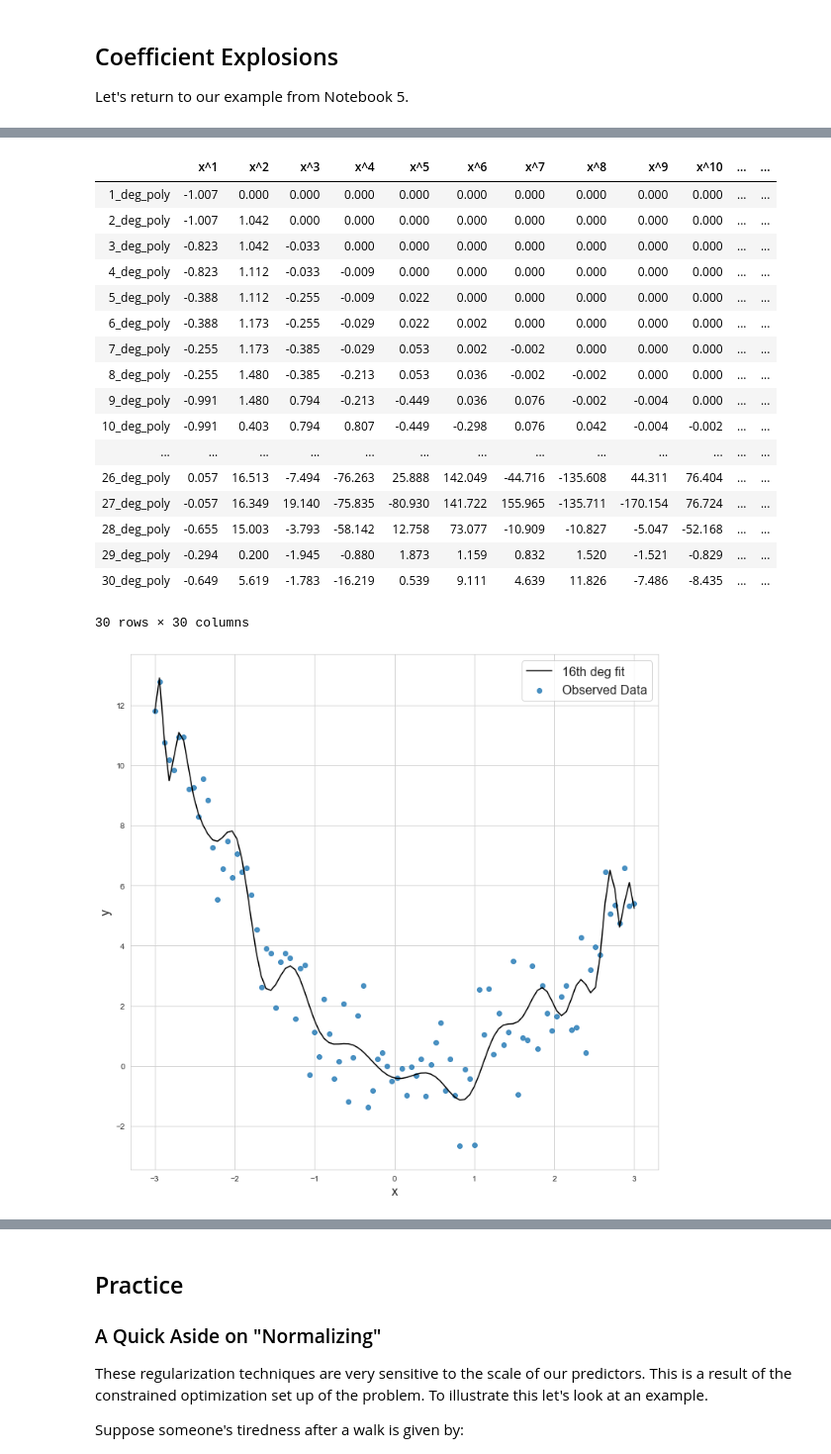
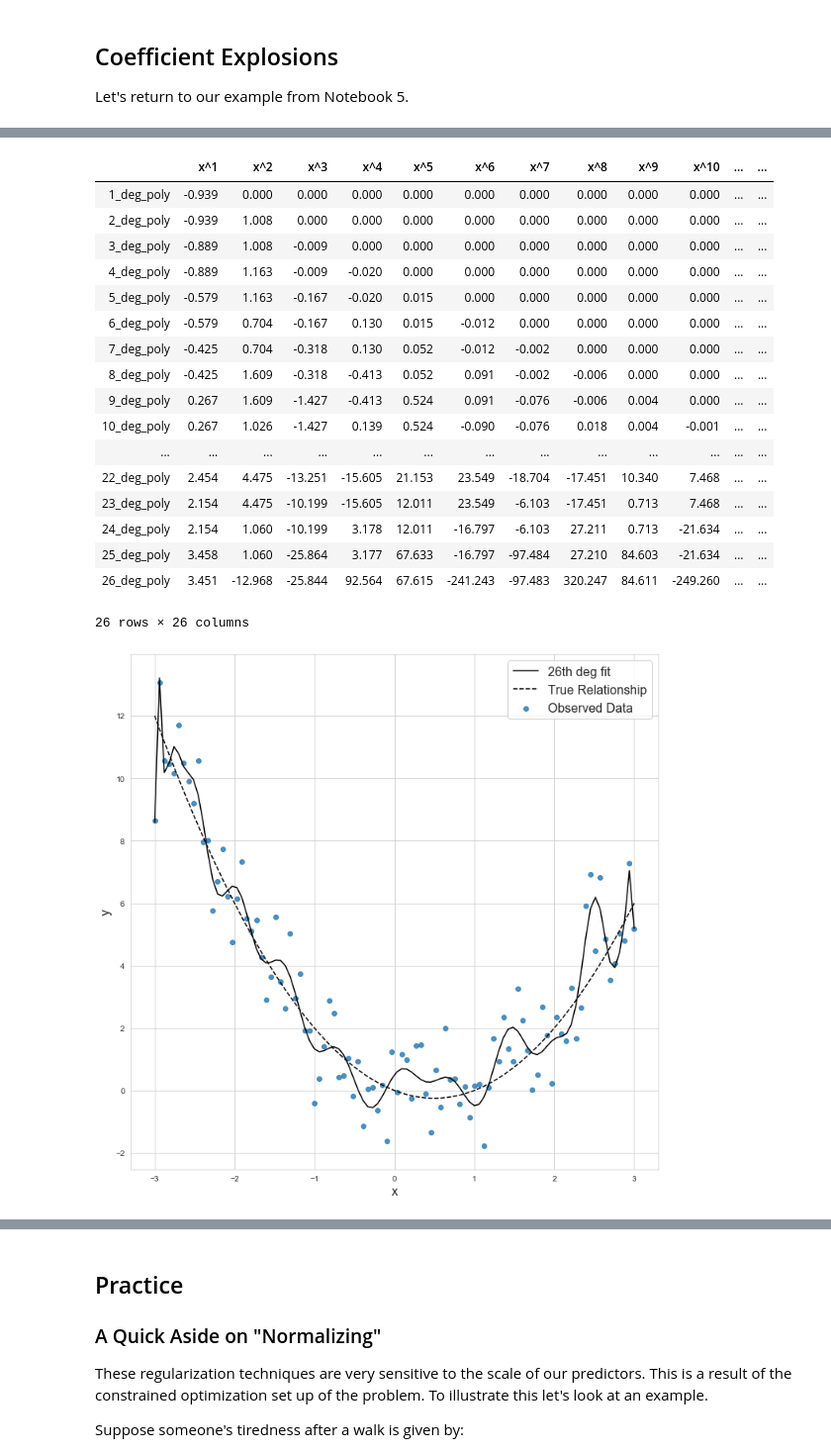
Before and after one commit to Slytherin1112/PythonCurriculum, a Jupyter notebook: Lectures/Regression/Notebook 6 - Regularization with Lasso and Ridge Regression.ipynb, the cells around one changed output, grey strips where cells are left out. Shown: that part at 99% size. Saved outputs shown, nothing was run; the diff lists cells and outputs as text; code cells hidden in the pictures.

```diff
--- a/Lectures/Regression/Notebook 6 - Regularization with Lasso and Ridge Regression.ipynb
+++ b/Lectures/Regression/Notebook 6 - Regularization with Lasso and Ridge Regression.ipynb
@@ -41,6 +56,6 @@ from sklearn.preprocessing import PolynomialFeatures
 from sklearn.pipeline import Pipeline
 from sklearn.linear_model import LinearRegression
 # %%
-n = 30
+n = 26
 coef_holder = np.zeros((n,n))
 # %%
@@ -56,47 +71,49 @@ for i in range(1,n+1):
     # store the coefficient estimates
     coef_holder[i-1,:i] = np.round(pipe['reg'].coef_,3)
 # %%
-# Display the estimates as a dataframe
+# Display the coefficient estimates as a dataframe
 pd.DataFrame(coef_holder,
              columns = ["x^" + str(i) for i in range(1,n+1)],
             index = [str(i) + "_deg_poly" for i in range(1,n+1)])
 # %% [output]
 |  | x^1 | x^2 | x^3 | x^4 | x^5 | x^6 | x^7 | x^8 | x^9 | x^10 | ... | ... |
-| 1_deg_poly | -1.007 | 0.000 | 0.000 | 0.000 | 0.000 | 0.000 | 0.000 | 0.000 | 0.000 | 0.000 | ... | ... |
-| 2_deg_poly | -1.007 | 1.042 | 0.000 | 0.000 | 0.000 | 0.000 | 0.000 | 0.000 | 0.000 | 0.000 | ... | ... |
-| 3_deg_poly | -0.823 | 1.042 | -0.033 | 0.000 | 0.000 | 0.000 | 0.000 | 0.000 | 0.000 | 0.000 | ... | ... |
-| 4_deg_poly | -0.823 | 1.112 | -0.033 | -0.009 | 0.000 | 0.000 | 0.000 | 0.000 | 0.000 | 0.000 | ... | ... |
-| 5_deg_poly | -0.388 | 1.112 | -0.255 | -0.009 | 0.022 | 0.000 | 0.000 | 0.000 | 0.000 | 0.000 | ... | ... |
-| 6_deg_poly | -0.388 | 1.173 | -0.255 | -0.029 | 0.022 | 0.002 | 0.000 | 0.000 | 0.000 | 0.000 | ... | ... |
-| 7_deg_poly | -0.255 | 1.173 | -0.385 | -0.029 | 0.053 | 0.002 | -0.002 | 0.000 | 0.000 | 0.000 | ... | ... |
-| 8_deg_poly | -0.255 | 1.480 | -0.385 | -0.213 | 0.053 | 0.036 | -0.002 | -0.002 | 0.000 | 0.000 | ... | ... |
-| 9_deg_poly | -0.991 | 1.480 | 0.794 | -0.213 | -0.449 | 0.036 | 0.076 | -0.002 | -0.004 | 0.000 | ... | ... |
-| 10_deg_poly | -0.991 | 0.403 | 0.794 | 0.807 | -0.449 | -0.298 | 0.076 | 0.042 | -0.004 | -0.002 | ... | ... |
+| 1_deg_poly | -0.939 | 0.000 | 0.000 | 0.000 | 0.000 | 0.000 | 0.000 | 0.000 | 0.000 | 0.000 | ... | ... |
+| 2_deg_poly | -0.939 | 1.008 | 0.000 | 0.000 | 0.000 | 0.000 | 0.000 | 0.000 | 0.000 | 0.000 | ... | ... |
+| 3_deg_poly | -0.889 | 1.008 | -0.009 | 0.000 | 0.000 | 0.000 | 0.000 | 0.000 | 0.000 | 0.000 | ... | ... |
+| 4_deg_poly | -0.889 | 1.163 | -0.009 | -0.020 | 0.000 | 0.000 | 0.000 | 0.000 | 0.000 | 0.000 | ... | ... |
+| 5_deg_poly | -0.579 | 1.163 | -0.167 | -0.020 | 0.015 | 0.000 | 0.000 | 0.000 | 0.000 | 0.000 | ... | ... |
+| 6_deg_poly | -0.579 | 0.704 | -0.167 | 0.130 | 0.015 | -0.012 | 0.000 | 0.000 | 0.000 | 0.000 | ... | ... |
+| 7_deg_poly | -0.425 | 0.704 | -0.318 | 0.130 | 0.052 | -0.012 | -0.002 | 0.000 | 0.000 | 0.000 | ... | ... |
+| 8_deg_poly | -0.425 | 1.609 | -0.318 | -0.413 | 0.052 | 0.091 | -0.002 | -0.006 | 0.000 | 0.000 | ... | ... |
+| 9_deg_poly | 0.267 | 1.609 | -1.427 | -0.413 | 0.524 | 0.091 | -0.076 | -0.006 | 0.004 | 0.000 | ... | ... |
+| 10_deg_poly | 0.267 | 1.026 | -1.427 | 0.139 | 0.524 | -0.090 | -0.076 | 0.018 | 0.004 | -0.001 | ... | ... |
 | ... | ... | ... | ... | ... | ... | ... | ... | ... | ... | ... | ... | ... |
-| 26_deg_poly | 0.057 | 16.513 | -7.494 | -76.263 | 25.888 | 142.049 | -44.716 | -135.608 | 44.311 | 76.404 | ... | ... |
-| 27_deg_poly | -0.057 | 16.349 | 19.140 | -75.835 | -80.930 | 141.722 | 155.965 | -135.711 | -170.154 | 76.724 | ... | ... |
-| 28_deg_poly | -0.655 | 15.003 | -3.793 | -58.142 | 12.758 | 73.077 | -10.909 | -10.827 | -5.047 | -52.168 | ... | ... |
-| 29_deg_poly | -0.294 | 0.200 | -1.945 | -0.880 | 1.873 | 1.159 | 0.832 | 1.520 | -1.521 | -0.829 | ... | ... |
-| 30_deg_poly | -0.649 | 5.619 | -1.783 | -16.219 | 0.539 | 9.111 | 4.639 | 11.826 | -7.486 | -8.435 | ... | ... |
+| 22_deg_poly | 2.454 | 4.475 | -13.251 | -15.605 | 21.153 | 23.549 | -18.704 | -17.451 | 10.340 | 7.468 | ... | ... |
+| 23_deg_poly | 2.154 | 4.475 | -10.199 | -15.605 | 12.011 | 23.549 | -6.103 | -17.451 | 0.713 | 7.468 | ... | ... |
+| 24_deg_poly | 2.154 | 1.060 | -10.199 | 3.178 | 12.011 | -16.797 | -6.103 | 27.211 | 0.713 | -21.634 | ... | ... |
+| 25_deg_poly | 3.458 | 1.060 | -25.864 | 3.177 | 67.633 | -16.797 | -97.484 | 27.210 | 84.603 | -21.634 | ... | ... |
+| 26_deg_poly | 3.451 | -12.968 | -25.844 | 92.564 | 67.615 | -241.243 | -97.483 | 320.247 | 84.611 | -249.260 | ... | ... |
-30 rows × 30 columns
+26 rows × 26 columns
 # %%
 # plot to remind ourselves of the overfitting
 plt.figure(figsize=(12,12))
 
 plt.scatter(x, y, alpha = .8, label="Observed Data")
 
-plt.plot(np.linspace(-3,3,100),
-         pipe.predict(np.linspace(-3,3,100).reshape(-1,1)),
-         'k', label="16th deg fit")
+plt.plot(x,
+         pipe.predict(x.reshape(-1,1)),
+         'k', label= str(n) + "th deg fit")
+
+plt.plot(x,x*(x-1),'k--',label = "True Relationship")
 
 plt.xlabel("x",fontsize=16)
 plt.ylabel("y",fontsize=16)
 
 plt.legend(fontsize=16)
 
 plt.show()
 # %% [output]
-[figure, old version]
+[figure, new version]
 # %% [markdown]
 Looking at the dataframe we've just produced we can notice that a number of our coefficients get larger in magnitude as the model gets more complex.
 
```
Also changed, not shown: parts of 13 cells of this notebook.
